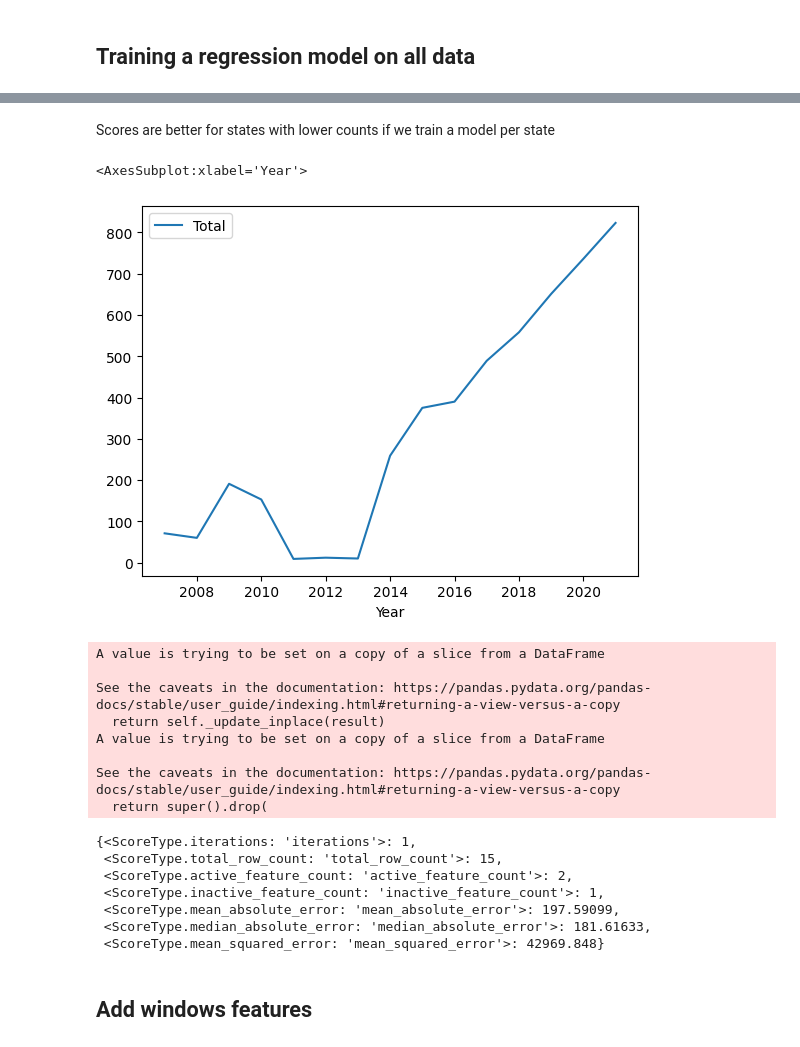
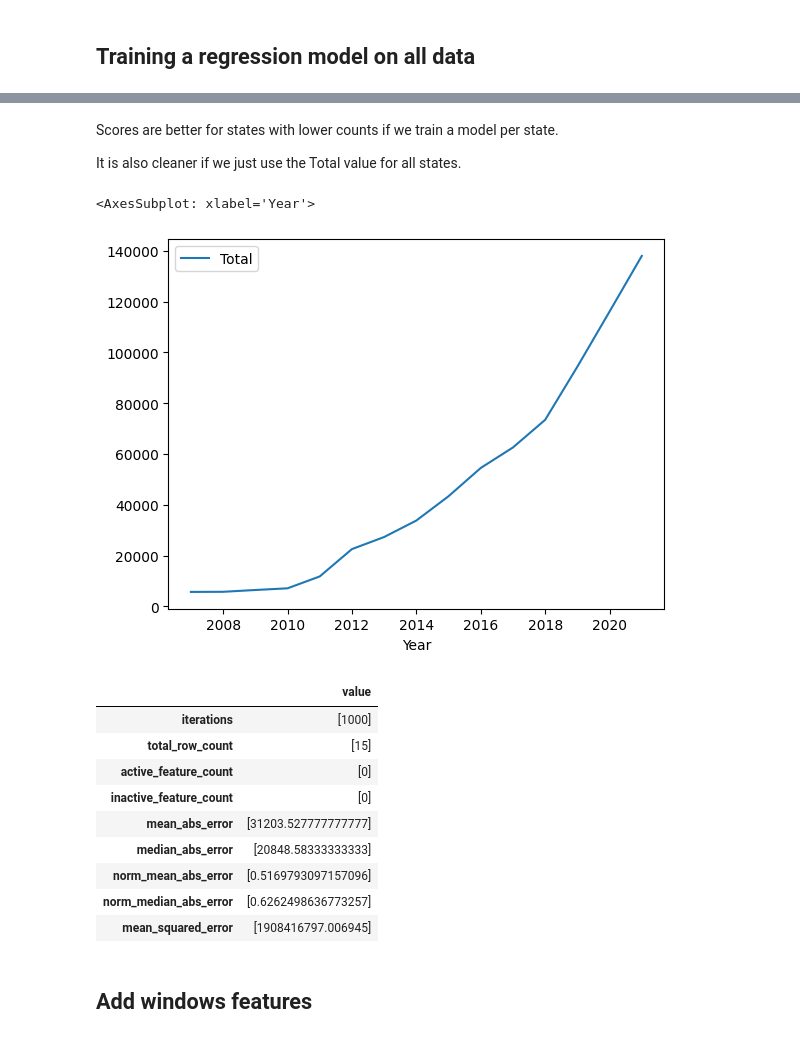
Before and after one commit to armakuni/mlops-workshop, a Jupyter notebook: notebooks/eda.ipynb, the cells around one changed output, grey strips where cells are left out. Drawn from its saved outputs; the diff is of its cells as text; code cells hidden in the pictures.

```diff
--- a/notebooks/eda.ipynb
+++ b/notebooks/eda.ipynb
@@ -27,11 +26,12 @@ def clean_data(df: pd.DataFrame) -> pd.DataFrame:
     df_cleaned = df_cleaned.rename(columns={"Totald" : "Total"})
     df_cleaned = df_cleaned[["State", "Total"]]
     df_cleaned = df_cleaned.dropna()
+    df_cleaned['State'] = df_cleaned['State'].astype('category')
     return df_cleaned
 
 df_total = pd.DataFrame()
 for n in range(2007, 2022, 1):
-    df = pd.read_excel("../data/Historical Station Counts by State 2007-2021.xlsx", sheet_name=str(n), skiprows=1)
+    df = pd.read_excel("../notebooks/Historical Station Counts by State 2007-2021.xlsx", sheet_name=str(n), skiprows=1)
     df_cleaned = clean_data(df)
     df_cleaned["Year"] = n
     df_total = pd.concat([df_total, df_cleaned])
@@ -110,8 +102,10 @@ results.scores
 # %% [markdown]
-Scores are better for states with lower counts if we train a model per state
+Scores are better for states with lower counts if we train a model per state.
+
+It is also cleaner if we just use the Total value for all states.
 # %%
-df_train_one_state = df_total.loc[df['State'] == 'Alabama']
+df_train_one_state = df_total.loc[df['State'] == 'Total']
 df_train_one_state.plot(x="Year",y="Total")
 # %% [output]
-<AxesSubplot:xlabel='Year'>
+<AxesSubplot: xlabel='Year'>
-[figure, old version]
+[figure, new version]
@@ -118,22 +114,17 @@ df_train_one_state.plot(x="Year",y="Total")
 # %%
-results_one_state = train(df_train_one_state, features)
-results_one_state.scores
+results_one_state = runners.train(config, df_train_one_state)
+scores.print_scores(results_one_state.scores)
 # %% [output]
-A value is trying to be set on a copy of a slice from a DataFrame
-
-See the caveats in the documentation: https://pandas.pydata.org/pandas-docs/stable/user_guide/indexing.html#returning-a-view-versus-a-copy
-  return self._update_inplace(result)
-A value is trying to be set on a copy of a slice from a DataFrame
-
-See the caveats in the documentation: https://pandas.pydata.org/pandas-docs/stable/user_guide/indexing.html#returning-a-view-versus-a-copy
-  return super().drop(
-{<ScoreType.iterations: 'iterations'>: 1,
- <ScoreType.total_row_count: 'total_row_count'>: 15,
- <ScoreType.active_feature_count: 'active_feature_count'>: 2,
- <ScoreType.inactive_feature_count: 'inactive_feature_count'>: 1,
- <ScoreType.mean_absolute_error: 'mean_absolute_error'>: 197.59099,
- <ScoreType.median_absolute_error: 'median_absolute_error'>: 181.61633,
- <ScoreType.mean_squared_error: 'mean_squared_error'>: 42969.848}
+|  | value |
+| iterations | [1000] |
+| total_row_count | [15] |
+| active_feature_count | [0] |
+| inactive_feature_count | [0] |
+| mean_abs_error | [31203.527777777777] |
+| median_abs_error | [20848.58333333333] |
+| norm_mean_abs_error | [0.5169793097157096] |
+| norm_median_abs_error | [0.6262498636773257] |
+| mean_squared_error | [1908416797.006945] |
 # %% [markdown]
 ## Add windows features
 # %%
```
Also changed, not shown: parts of 12 cells of this notebook, 6 other files.
